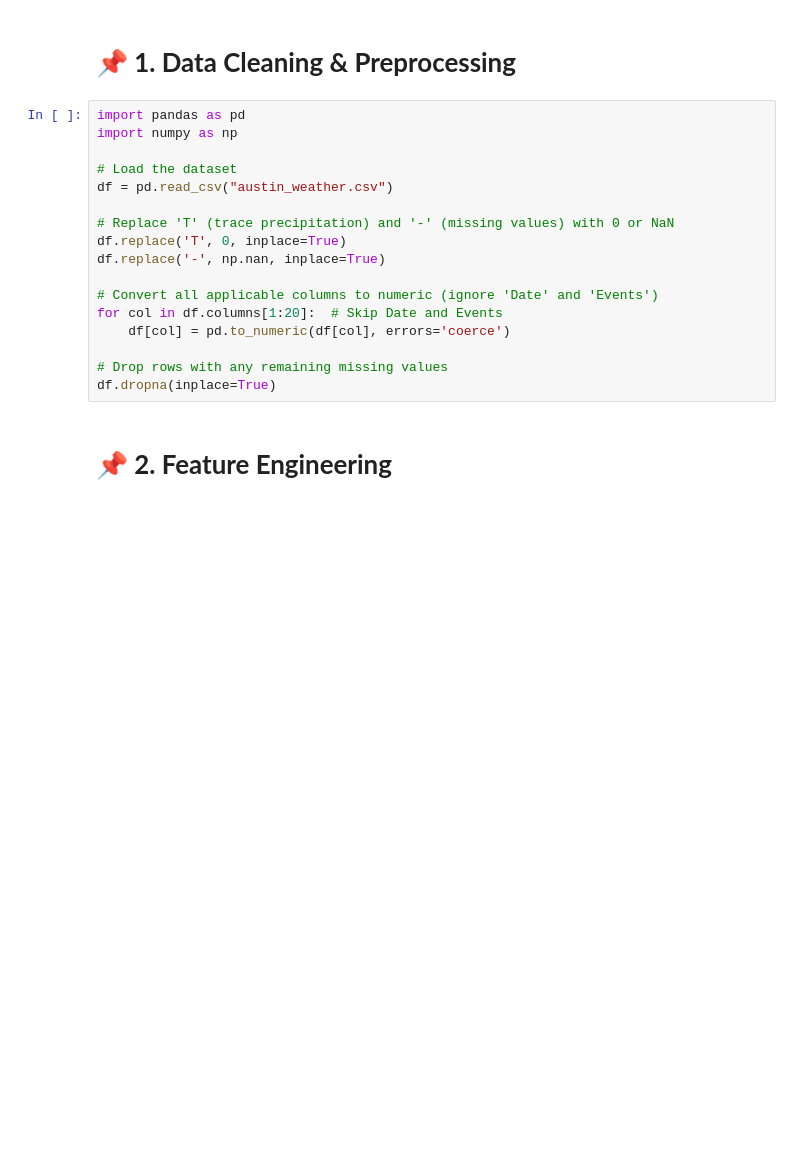
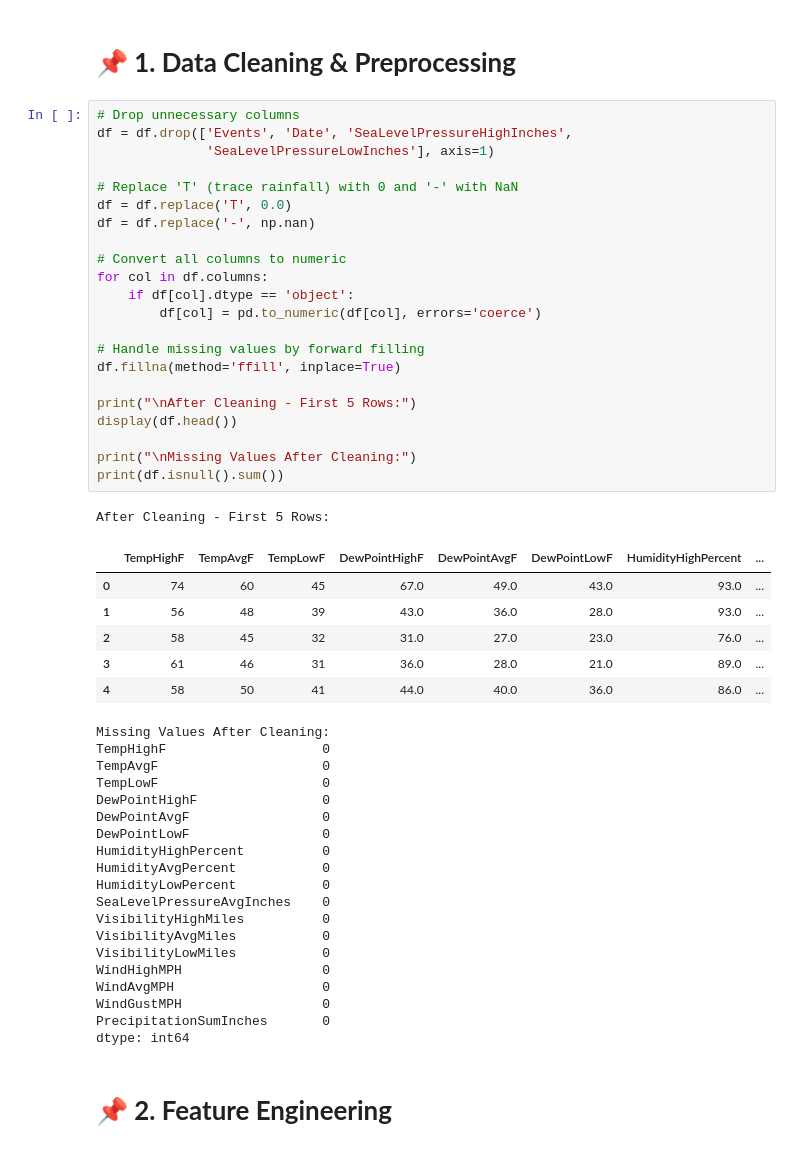
Before and after one commit to yasser0311/DS-Assignments, a Jupyter notebook: Assignment 8 - RAINFALL PREDICTION PROJECT/RAINFALL_PREDICTION_PROJECT.ipynb, the cells around one changed output. Drawn from its saved outputs; the diff is of its cells as text; blank space fills up the shorter version.

```diff
--- a/Assignment 8 - RAINFALL PREDICTION PROJECT/RAINFALL_PREDICTION_PROJECT.ipynb
+++ b/Assignment 8 - RAINFALL PREDICTION PROJECT/RAINFALL_PREDICTION_PROJECT.ipynb
@@ -50,22 +75,54 @@ Index(['Date', 'TempHighF', 'TempAvgF', 'TempLowF', 'DewPointHighF',
 # %% [markdown]
 # **📌 1. Data Cleaning & Preprocessing**
 # %%
-import pandas as pd
-import numpy as np
+# Drop unnecessary columns
+df = df.drop(['Events', 'Date', 'SeaLevelPressureHighInches',
+              'SeaLevelPressureLowInches'], axis=1)
 
-# Load the dataset
-df = pd.read_csv("austin_weather.csv")
+# Replace 'T' (trace rainfall) with 0 and '-' with NaN
+df = df.replace('T', 0.0)
+df = df.replace('-', np.nan)
 
-# Replace 'T' (trace precipitation) and '-' (missing values) with 0 or NaN
-df.replace('T', 0, inplace=True)
-df.replace('-', np.nan, inplace=True)
+# Convert all columns to numeric
+for col in df.columns:
+    if df[col].dtype == 'object':
+        df[col] = pd.to_numeric(df[col], errors='coerce')
 
-# Convert all applicable columns to numeric (ignore 'Date' and 'Events')
-for col in df.columns[1:20]:  # Skip Date and Events
-    df[col] = pd.to_numeric(df[col], errors='coerce')
+# Handle missing values by forward filling
+df.fillna(method='ffill', inplace=True)
 
-# Drop rows with any remaining missing values
-df.dropna(inplace=True)
+print("\nAfter Cleaning - First 5 Rows:")
+display(df.head())
+
+print("\nMissing Values After Cleaning:")
+print(df.isnull().sum())
+# %% [output]
+After Cleaning - First 5 Rows:
+|  | TempHighF | TempAvgF | TempLowF | DewPointHighF | DewPointAvgF | DewPointLowF | HumidityHighPercent | ... |
+| 0 | 74 | 60 | 45 | 67.0 | 49.0 | 43.0 | 93.0 | ... |
+| 1 | 56 | 48 | 39 | 43.0 | 36.0 | 28.0 | 93.0 | ... |
+| 2 | 58 | 45 | 32 | 31.0 | 27.0 | 23.0 | 76.0 | ... |
+| 3 | 61 | 46 | 31 | 36.0 | 28.0 | 21.0 | 89.0 | ... |
+| 4 | 58 | 50 | 41 | 44.0 | 40.0 | 36.0 | 86.0 | ... |
+Missing Values After Cleaning:
+TempHighF                    0
+TempAvgF                     0
+TempLowF                     0
+DewPointHighF                0
+DewPointAvgF                 0
+DewPointLowF                 0
+HumidityHighPercent          0
+HumidityAvgPercent           0
+HumidityLowPercent           0
+SeaLevelPressureAvgInches    0
+VisibilityHighMiles          0
+VisibilityAvgMiles           0
+VisibilityLowMiles           0
+WindHighMPH                  0
+WindAvgMPH                   0
+WindGustMPH                  0
+PrecipitationSumInches       0
+dtype: int64
 # %% [markdown]
 # **📌 2. Feature Engineering**
 # %%
```
Also changed, not shown: parts of 20 cells of this notebook, 2 other files.
